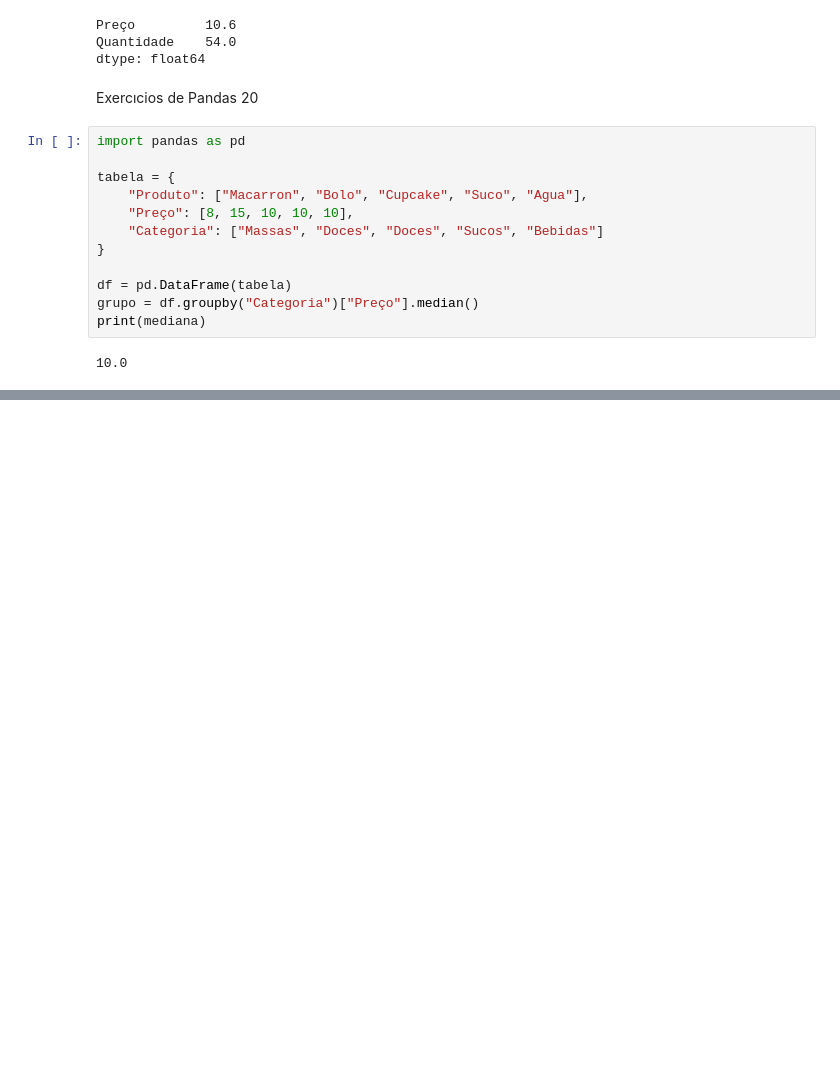
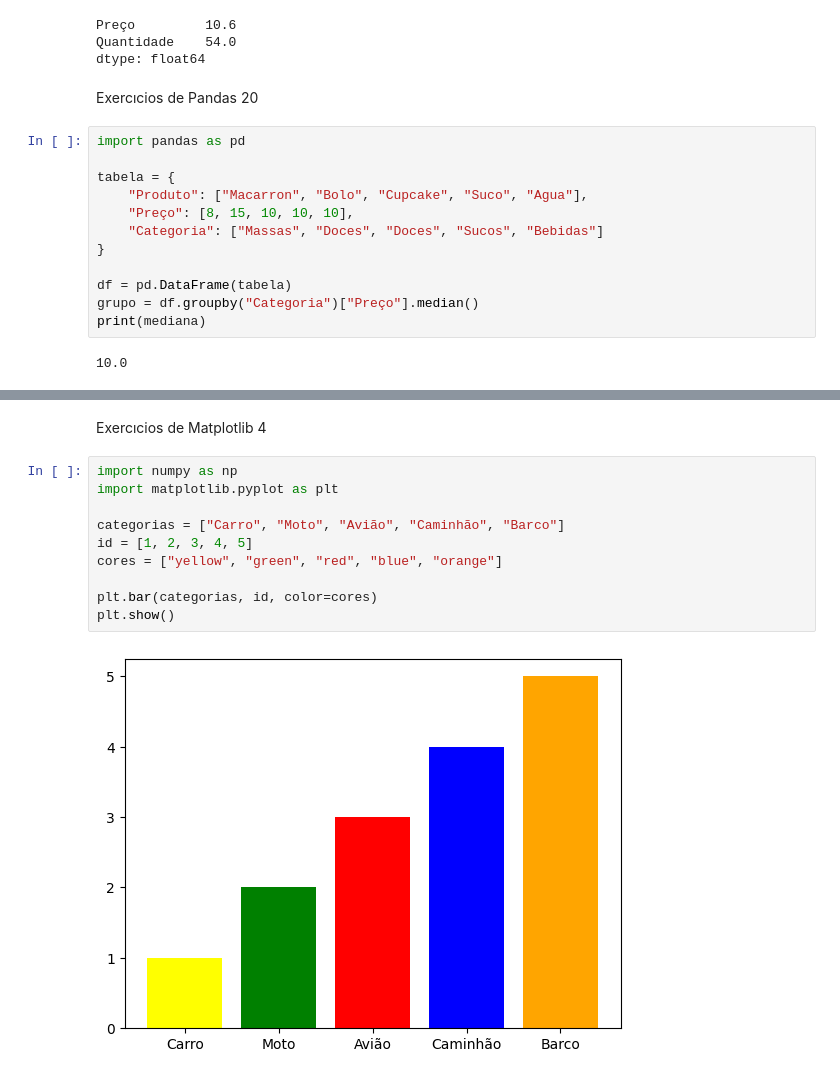
Before and after one commit to VictorMorais777/Disciplina-de-Inteligencia-Artificial, a Jupyter notebook: DataScience_JoaoVictorSilvaMorais_6B.ipynb, the cells around one changed output, grey strips where cells are left out. Cells and saved outputs as stored; diff of their text form; blank space fills up the shorter version.

```diff
--- a/DataScience_JoaoVictorSilvaMorais_6B.ipynb
+++ b/DataScience_JoaoVictorSilvaMorais_6B.ipynb
@@ -1056,0 +1091,14 @@ print(mediana)
+# %% [markdown]
+Exercıcios de Matplotlib 4
+# %%
+import numpy as np
+import matplotlib.pyplot as plt
+
+categorias = ["Carro", "Moto", "Avião", "Caminhão", "Barco"]
+id = [1, 2, 3, 4, 5]
+cores = ["yellow", "green", "red", "blue", "orange"]
+
+plt.bar(categorias, id, color=cores)
+plt.show()
+# %% [output]
+[figure, added]
```
Also changed, not shown: parts of 29 cells of this notebook.
